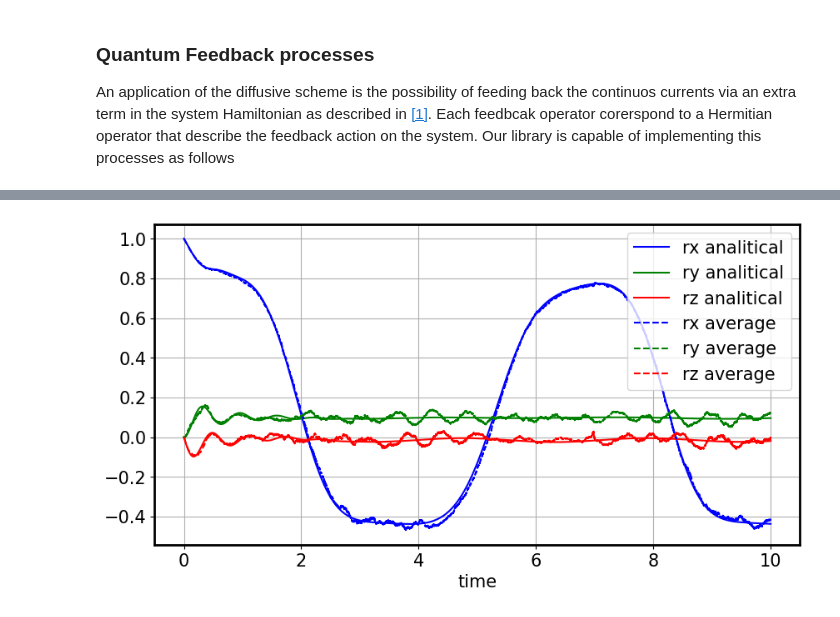
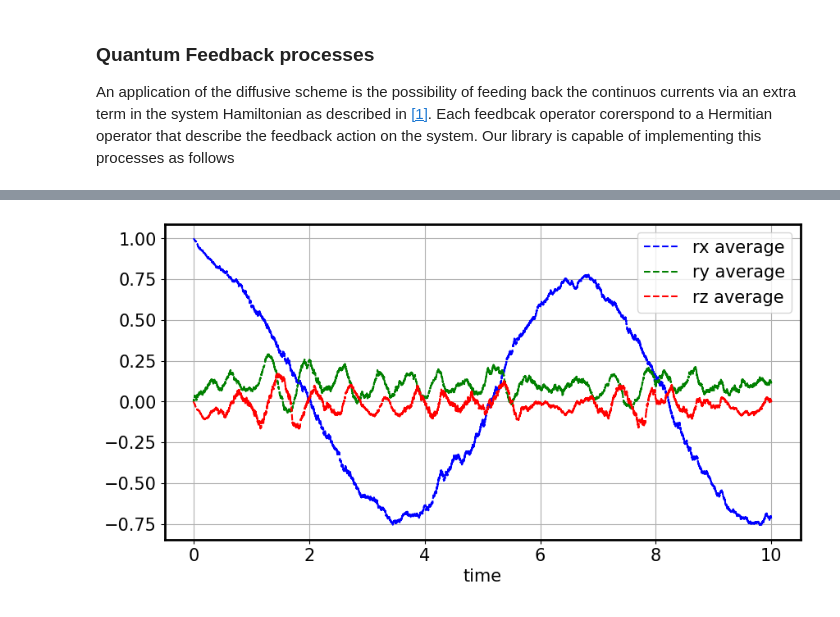
Before and after one commit to dvelozad/qt-unraveling-python, a Jupyter notebook: examples/Wiseman_Chem_Phys_268_91_2001.ipynb, the cells around one changed output, grey strips where cells are left out. Saved outputs shown, nothing was run; the diff lists cells and outputs as text; code cells hidden in the pictures.

```diff
--- a/examples/Wiseman_Chem_Phys_268_91_2001.ipynb
+++ b/examples/Wiseman_Chem_Phys_268_91_2001.ipynb
@@ -203,10 +236,10 @@ u_matrix = -1*np.eye(np.shape(L)[0], dtype=np.complex128)
 def F_func(t):
     num_op = 2
     F_list = np.zeros((num_op,2,2), dtype=np.complex128)
-    F_list[0] = np.sin(0.5*t)*qtr.sigmay
+    F_list[0] = np.sin(t)*qtr.sigmay
     F_list[1] = np.cos(t)*qtr.sigmaz
-    # F_list[0] = qtr.sigmay
-    # F_list[1] = qtr.sigmaz
+    #F_list[0] = qtr.sigmay
+    #F_list[1] = qtr.sigmaz
     return F_list
 # %%
 
@@ -229,5 +262,5 @@ qtr.misc.rhoBlochcomp_plot(feedback_traj, timelist, line='-')
 # %%
 %%time
-n_trajectories = 1000
+n_trajectories = 100
 average_feedback_traj = qtr_test.feedback_methods.feedback_rho_average(n_trajectories)
 # %% [output]
@@ -238,7 +272,7 @@ feedback_evol = qtr_test.feedback_analytical()
 # %%
 fig, ax = qtr.misc.figure()
-qtr.misc.rhoBlochcomp_plot(feedback_evol, timelist, label='analitical', ax=ax, line='-')
+#qtr.misc.rhoBlochcomp_plot(feedback_evol, timelist, label='analytical', ax=ax, line='-')
 qtr.misc.rhoBlochcomp_plot(average_feedback_traj, timelist, label='average', ax=ax, line='--')
 # %% [output]
-[figure, old version]
+[figure, new version]
 # %%
```
Also changed, not shown: parts of 43 cells of this notebook, 10 other files.
